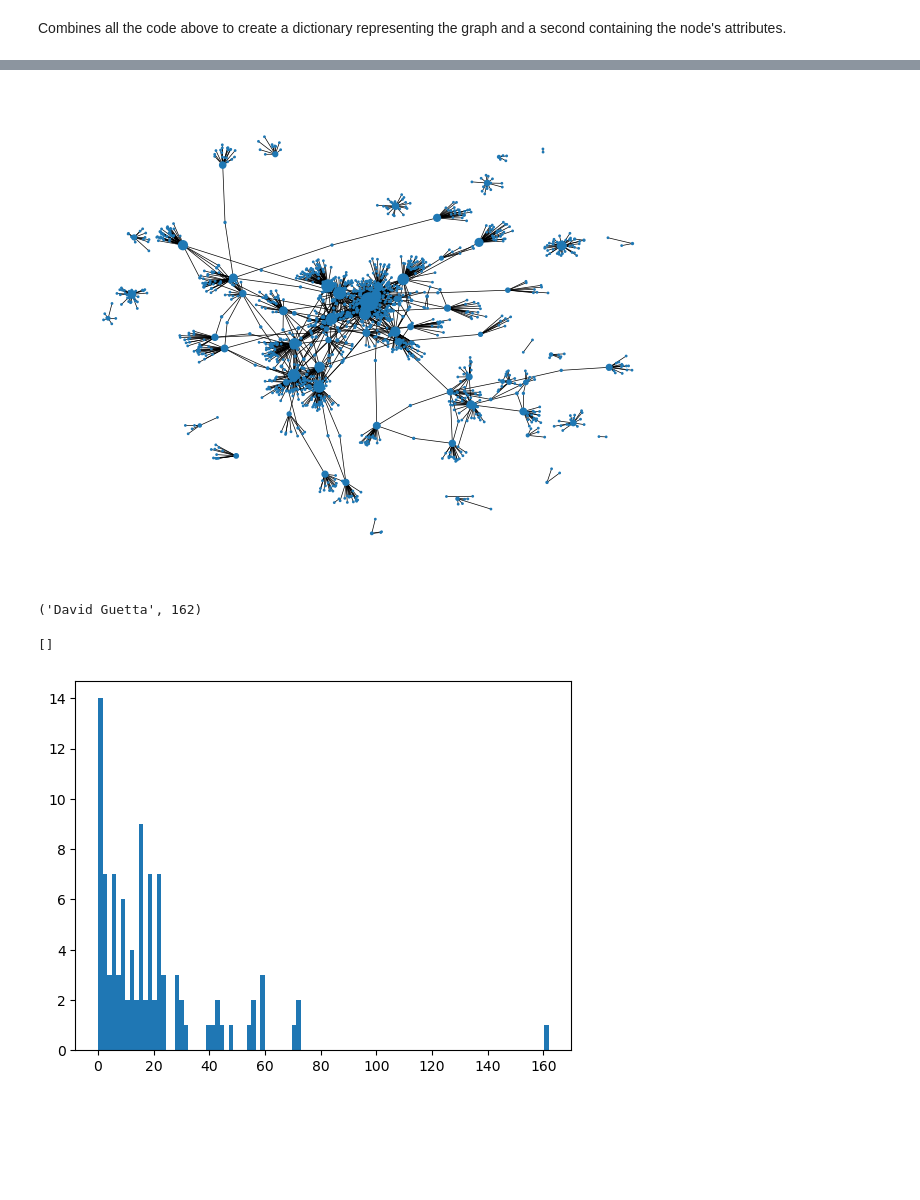
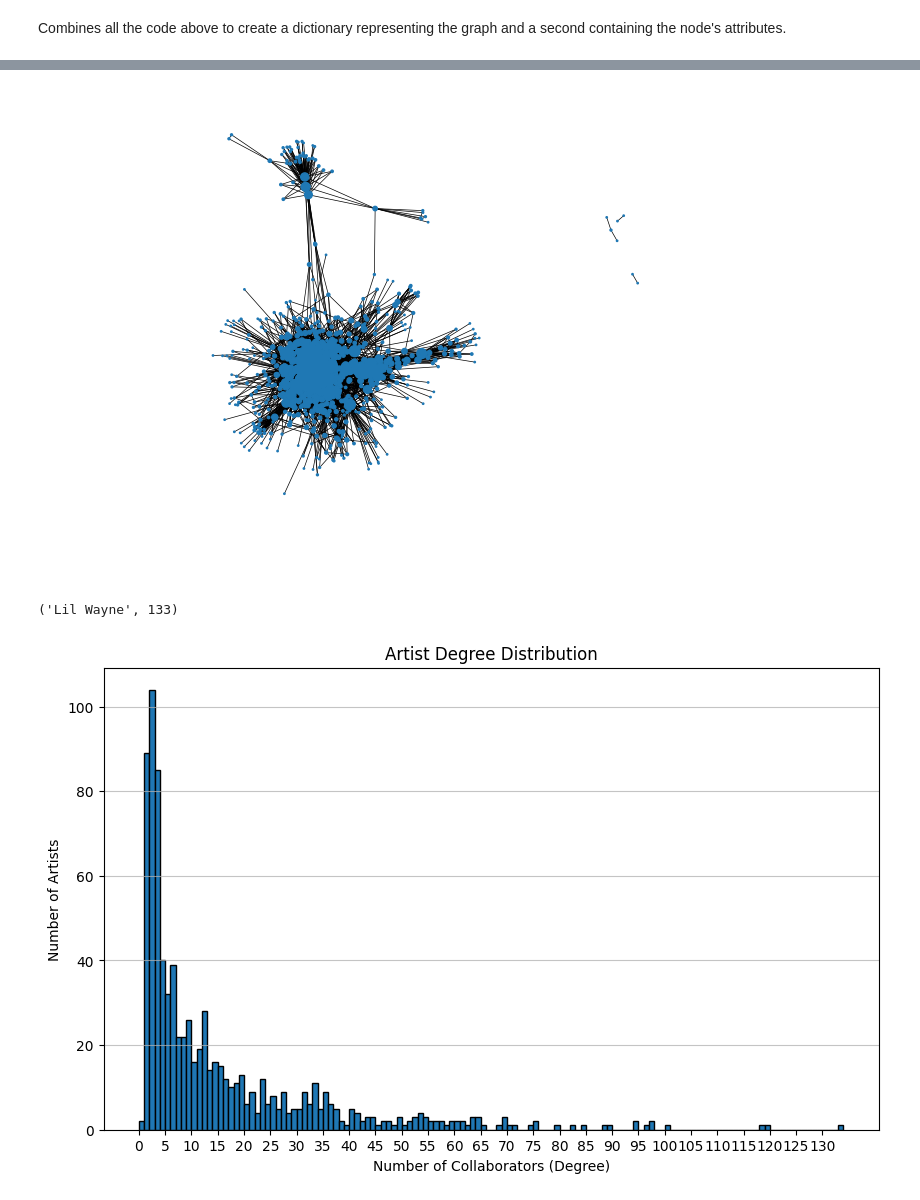
Before and after one commit to Jacopo00811/socialgraphs2025-project, a Jupyter notebook: data_scraping.ipynb, the cells around one changed output, grey strips where cells are left out. Saved outputs shown, nothing was run; the diff lists cells and outputs as text; code cells hidden in the pictures; blank space fills up the shorter version.

Commit message:
Depth 2 data and some first looks at it

```diff
--- a/data_scraping.ipynb
+++ b/data_scraping.ipynb
@@ -222,0 +231,2 @@ api_keys = [
+# %%
+data = load_checkpoint("data_final_lyrics_depth_2.pkl")
@@ -223,14 +278,16 @@ api_keys = [
 # %%
-G = nx.Graph(graph)
+G = nx.Graph(graph_cleaned)
+# add the node attributes from your dictionary
+nx.set_node_attributes(G, node_attributes)
 G_degrees = [G.degree(node) for node in G.nodes()]
 nx.draw(G, with_labels=False, width=0.5, node_size=[d*1 for d in G_degrees])
 plt.show()
 # %% [output]
-[figure, old version]
+[figure, new version]
 # %%
 top_100_neighbors = []
 max_neighbors = 0
-for artist_name in artist_names:
+for artist_name in G.nodes():
     num_neighbors = len(list(G.neighbors(artist_name)))
     top_100_neighbors.append(num_neighbors)
     if num_neighbors > max_neighbors:
@@ -239,10 +296,18 @@ for artist_name in artist_names:
 
 most_connected_artist, max_neighbors
 # %% [output]
-('David Guetta', 162)
+('Lil Wayne', 133)
 # %%
-plt.hist(top_100_neighbors, bins=len(top_100_neighbors))
-plt.plot()
+max_degree = max(top_100_neighbors)
+bins = range(0, max_degree + 2) # Bins from 0 to max_degree+1
+
+plt.figure(figsize=(10, 6))
+plt.hist(top_100_neighbors, bins=bins, edgecolor='black')
+plt.title('Artist Degree Distribution')
+plt.xlabel('Number of Collaborators (Degree)')
+plt.ylabel('Number of Artists')
+plt.xticks(range(0, max_degree + 1, 5))
+plt.grid(axis='y', alpha=0.75)
+plt.show()
 # %% [output]
-[]
-[figure, old version]
+[figure, new version]
```
Also changed, not shown: parts of 3 cells of this notebook, 2 other files.
